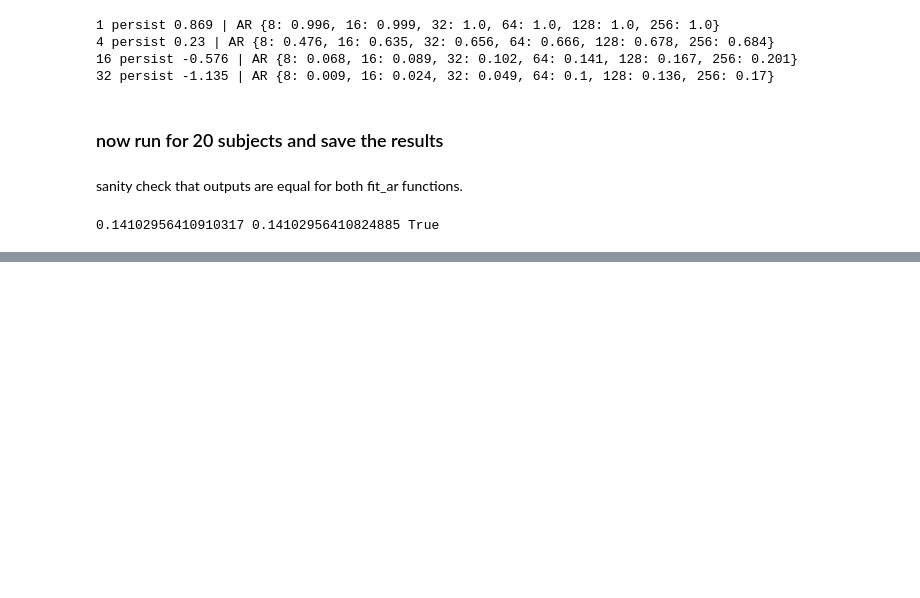
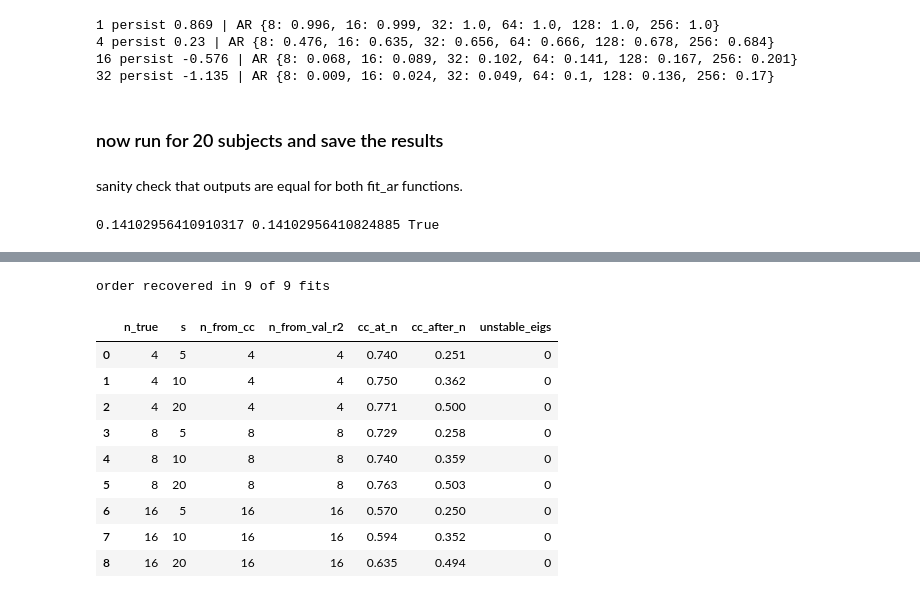
Before and after one commit to ArdentRodent/ESE5420ProjCodeTH, a Jupyter notebook: statsFinalProj.ipynb, the cells around one changed output, grey strips where cells are left out. Drawn from its saved outputs; the diff is of its cells as text; code cells hidden in the pictures; blank space fills up the shorter version.

```diff
--- a/statsFinalProj.ipynb
+++ b/statsFinalProj.ipynb
@@ -157,0 +249,33 @@ pd.DataFrame(summary)
+# %%
+ORDERS = list(range(1, 25))
+rng = np.random.default_rng(fc.SEED)
+sim_rows, sim_curves = [], {}
+for n_true in (4, 8, 16):
+    run = ssid.simulate(n_true, m=64, T=19680, rng=rng)
+    Y_fit, Y_val = run(), run()                        # independent realizations ("run 4" and "run 8")
+    mu, sd = Y_fit.mean(0), Y_fit.std(0)
+    Y_fit, Y_val = (Y_fit - mu) / sd, (Y_val - mu) / sd
+    for s in (5, 10, 20):
+        models, cc = ssid.fit_ssid(Y_fit, s, ORDERS)
+        val = np.array([ssid.score_ssm(Y_val, models[n], horizons=(1,))[1] for n in ORDERS])
+        drop = cc[:len(ORDERS)] / cc[1:len(ORDERS) + 1]  # drop[i]: ratio of canonical correlation i+1 to i+2
+        sim_rows.append(dict(n_true=n_true, s=s, n_from_cc=int(drop.argmax()) + 1, n_from_val_r2=ORDERS[val.argmax()],
+                             cc_at_n=cc[n_true - 1].round(3), cc_after_n=cc[n_true].round(3),
+                             unstable_eigs=sum(ssid.clip_unstable(models[n][0])[1] for n in ORDERS)))
+        sim_curves[n_true, s] = cc[:len(ORDERS)], val
+sim = pd.DataFrame(sim_rows)
+sim.to_csv("results/ssid_sim.csv", index=False)
+print("order recovered in", ((sim.n_from_cc == sim.n_true) & (sim.n_from_val_r2 == sim.n_true)).sum(), "of", len(sim), "fits")
+sim
+# %% [output]
+order recovered in 9 of 9 fits
+|  | n_true | s | n_from_cc | n_from_val_r2 | cc_at_n | cc_after_n | unstable_eigs |
+| 0 | 4 | 5 | 4 | 4 | 0.740 | 0.251 | 0 |
+| 1 | 4 | 10 | 4 | 4 | 0.750 | 0.362 | 0 |
+| 2 | 4 | 20 | 4 | 4 | 0.771 | 0.500 | 0 |
+| 3 | 8 | 5 | 8 | 8 | 0.729 | 0.258 | 0 |
+| 4 | 8 | 10 | 8 | 8 | 0.740 | 0.359 | 0 |
+| 5 | 8 | 20 | 8 | 8 | 0.763 | 0.503 | 0 |
+| 6 | 16 | 5 | 16 | 16 | 0.570 | 0.250 | 0 |
+| 7 | 16 | 10 | 16 | 16 | 0.594 | 0.352 | 0 |
+| 8 | 16 | 20 | 16 | 16 | 0.635 | 0.494 | 0 |
```
Also changed, not shown: parts of 12 cells of this notebook, 7 other files.
